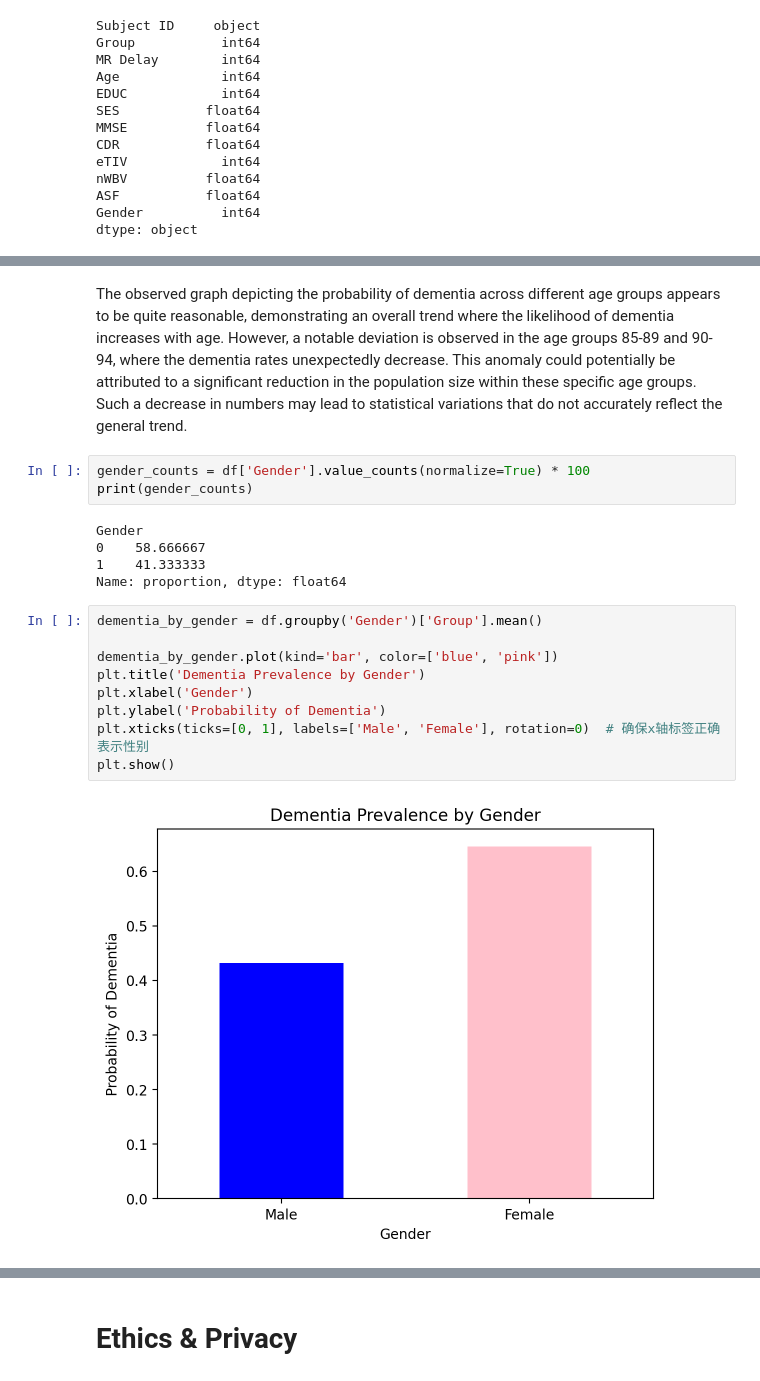
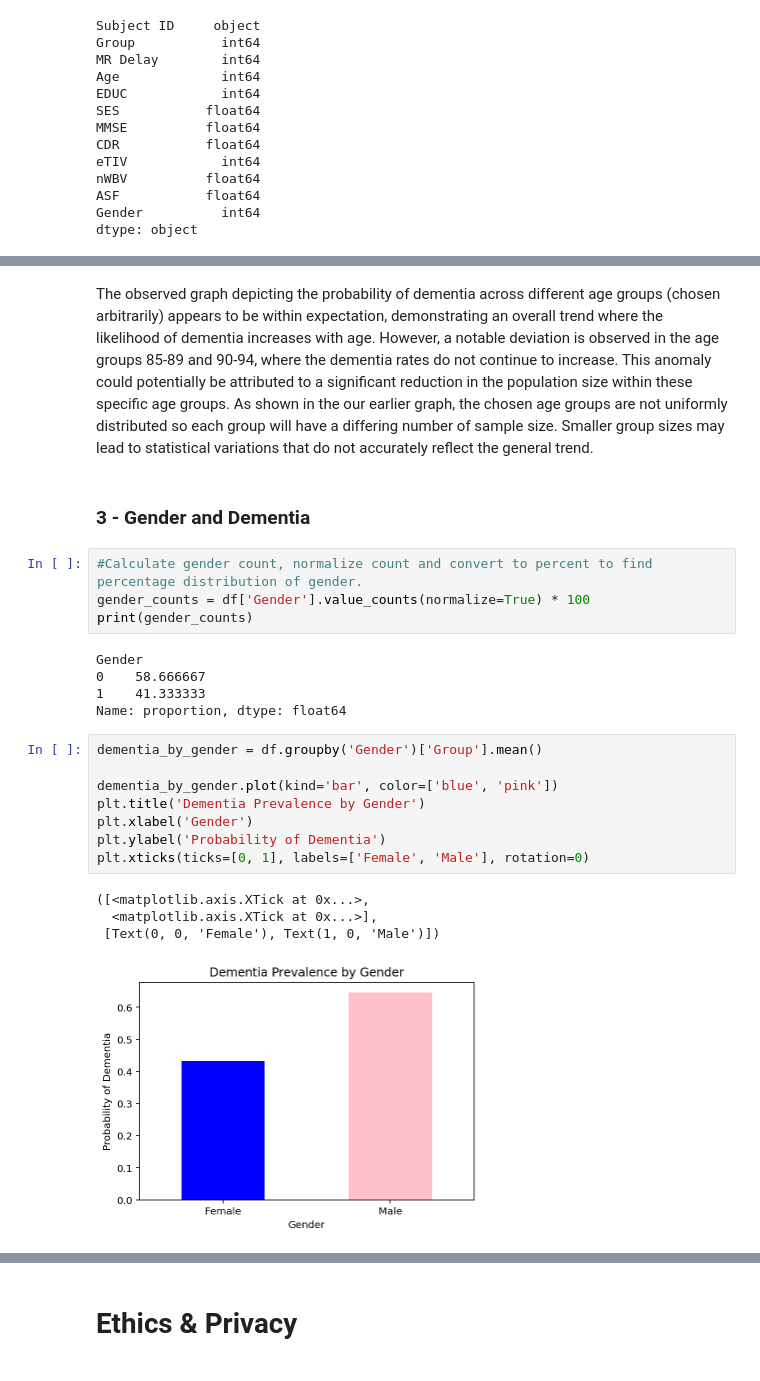
Before and after one commit to COGS108/Group141_WI24, a Jupyter notebook: EDACheckpoint_Group141_WI24.ipynb, the cells around one changed output, grey strips where cells are left out. Drawn from its saved outputs; the diff is of its cells as text.

Commit message:
Update EDACheckpoint_Group141_WI24.ipynb
Added more graphs and edited text.

```diff
--- a/EDACheckpoint_Group141_WI24.ipynb
+++ b/EDACheckpoint_Group141_WI24.ipynb
@@ -447,6 +419,9 @@ plt.show()
 # %% [markdown]
-The observed graph depicting the probability of dementia across different age groups appears to be quite reasonable, demonstrating an overall trend where the likelihood of dementia increases with age. However, a notable deviation is observed in the age groups 85-89 and 90-94, where the dementia rates unexpectedly decrease. This anomaly could potentially be attributed to a significant reduction in the population size within these specific age groups. Such a decrease in numbers may lead to statistical variations that do not accurately reflect the general trend.
+The observed graph depicting the probability of dementia across different age groups (chosen arbitrarily) appears to be within expectation, demonstrating an overall trend where the likelihood of dementia increases with age. However, a notable deviation is observed in the age groups 85-89 and 90-94, where the dementia rates do not continue to increase. This anomaly could potentially be attributed to a significant reduction in the population size within these specific age groups. As shown in the our earlier graph, the chosen age groups are not uniformly distributed so each group will have a differing number of sample size. Smaller group sizes may lead to statistical variations that do not accurately reflect the general trend.
+# %% [markdown]
+### 3 - Gender and Dementia
 # %%
+#Calculate gender count, normalize count and convert to percent to find percentage distribution of gender.
 gender_counts = df['Gender'].value_counts(normalize=True) * 100
 print(gender_counts)
 # %% [output]
@@ -457,11 +432,13 @@ Name: proportion, dtype: float64
 # %%
 dementia_by_gender = df.groupby('Gender')['Group'].mean()
 
 dementia_by_gender.plot(kind='bar', color=['blue', 'pink'])
 plt.title('Dementia Prevalence by Gender')
 plt.xlabel('Gender')
 plt.ylabel('Probability of Dementia')
-plt.xticks(ticks=[0, 1], labels=['Male', 'Female'], rotation=0)  # 确保x轴标签正确表示性别
-plt.show()
+plt.xticks(ticks=[0, 1], labels=['Female', 'Male'], rotation=0)
 # %% [output]
+([<matplotlib.axis.XTick at 0x...>,
+  <matplotlib.axis.XTick at 0x...>],
+ [Text(0, 0, 'Female'), Text(1, 0, 'Male')])
-[figure, old version]
+[figure, new version]
```
Also changed, not shown: parts of 42 cells of this notebook.
